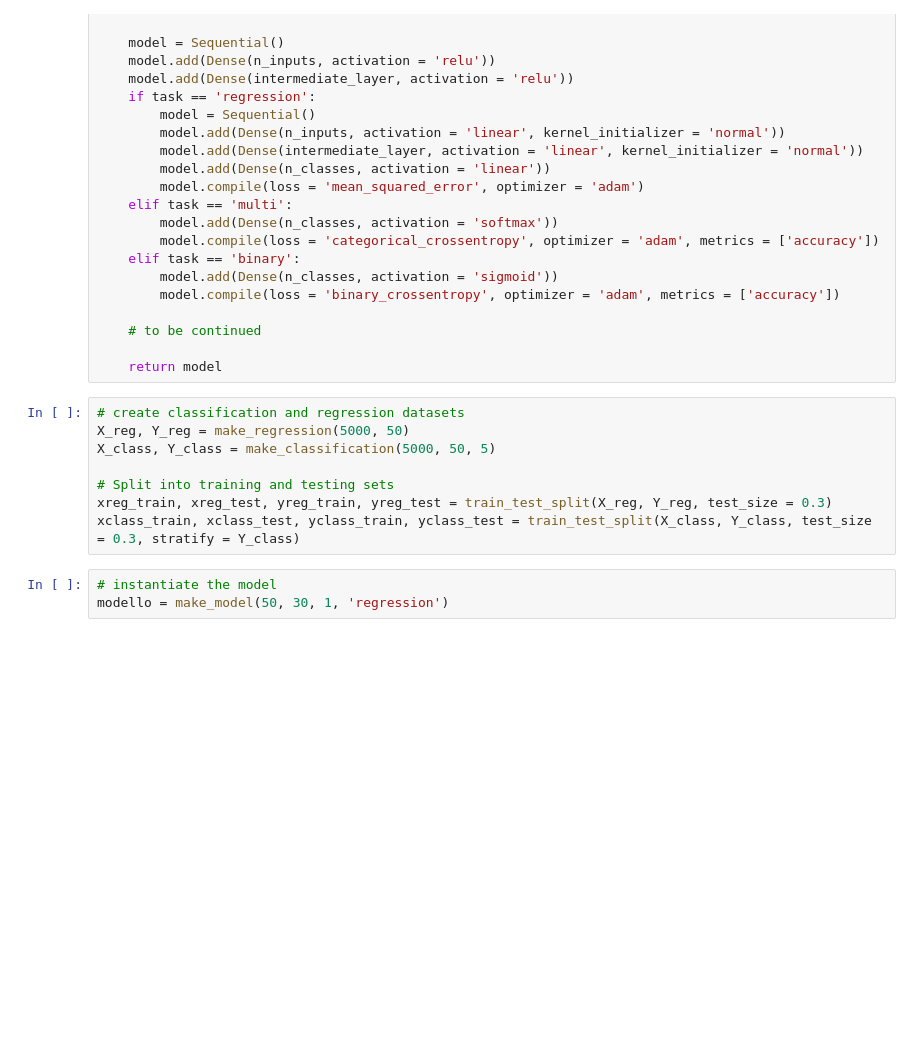
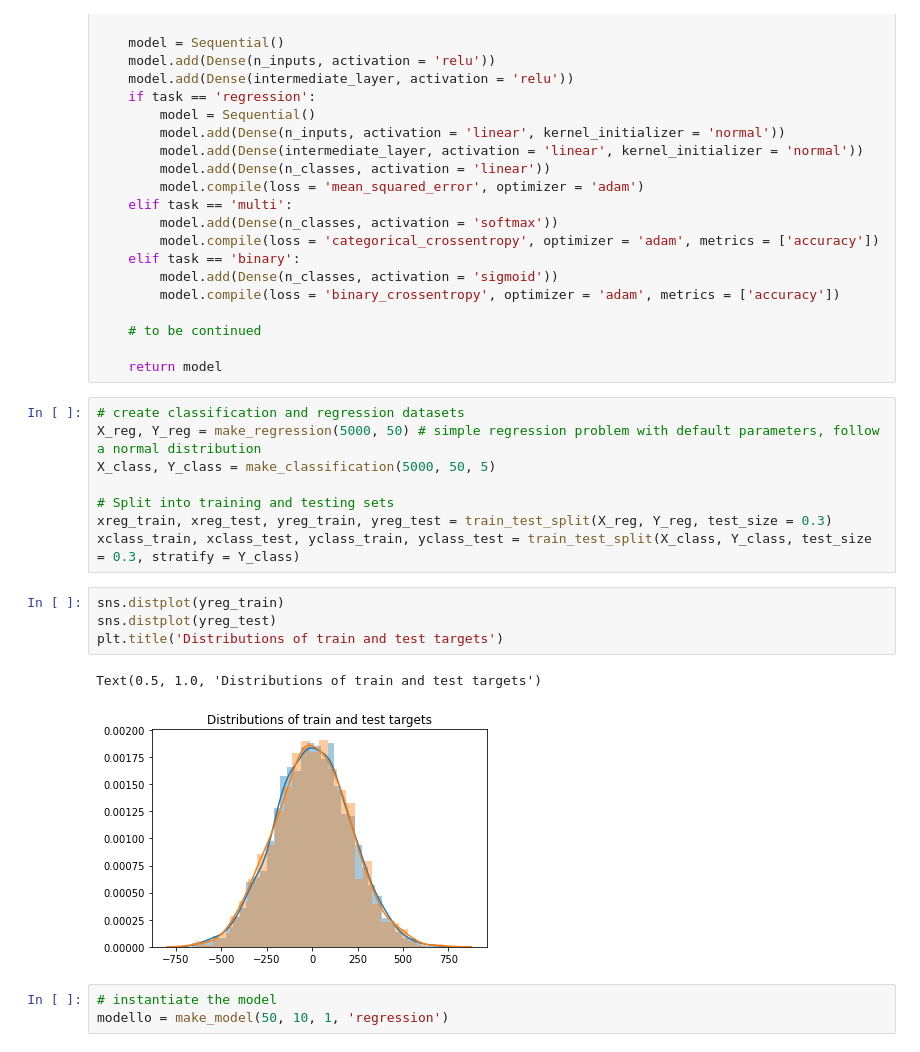
Before and after one commit to datapractitioner/Python-repo, a Jupyter notebook: Keras_deepnets/Keras-DNN.ipynb, the cells around one changed output. Drawn from its saved outputs; the diff is of its cells as text; blank space fills up the shorter version.

```diff
--- a/Keras_deepnets/Keras-DNN.ipynb
+++ b/Keras_deepnets/Keras-DNN.ipynb
@@ -37,13 +39,20 @@ def make_model(n_inputs, intermediate_layer, n_classes, task):
     return model
 # %%
 # create classification and regression datasets
-X_reg, Y_reg = make_regression(5000, 50)
+X_reg, Y_reg = make_regression(5000, 50) # simple regression problem with default parameters, follow a normal distribution
 X_class, Y_class = make_classification(5000, 50, 5)
 
 # Split into training and testing sets
 xreg_train, xreg_test, yreg_train, yreg_test = train_test_split(X_reg, Y_reg, test_size = 0.3)
 xclass_train, xclass_test, yclass_train, yclass_test = train_test_split(X_class, Y_class, test_size = 0.3, stratify = Y_class)
+# %%
+sns.distplot(yreg_train)
+sns.distplot(yreg_test)
+plt.title('Distributions of train and test targets')
+# %% [output]
+Text(0.5, 1.0, 'Distributions of train and test targets')
+[figure, added]
 # %%
 # instantiate the model
-modello = make_model(50, 30, 1, 'regression')
+modello = make_model(50, 10, 1, 'regression')
 # %%
```
Also changed, not shown: parts of 5 cells of this notebook.
